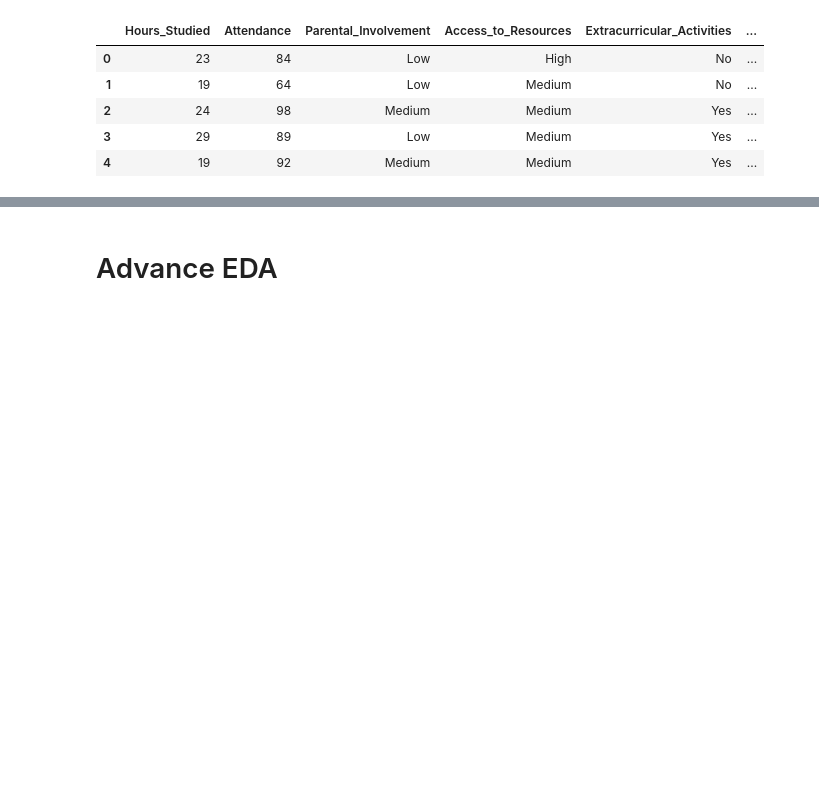
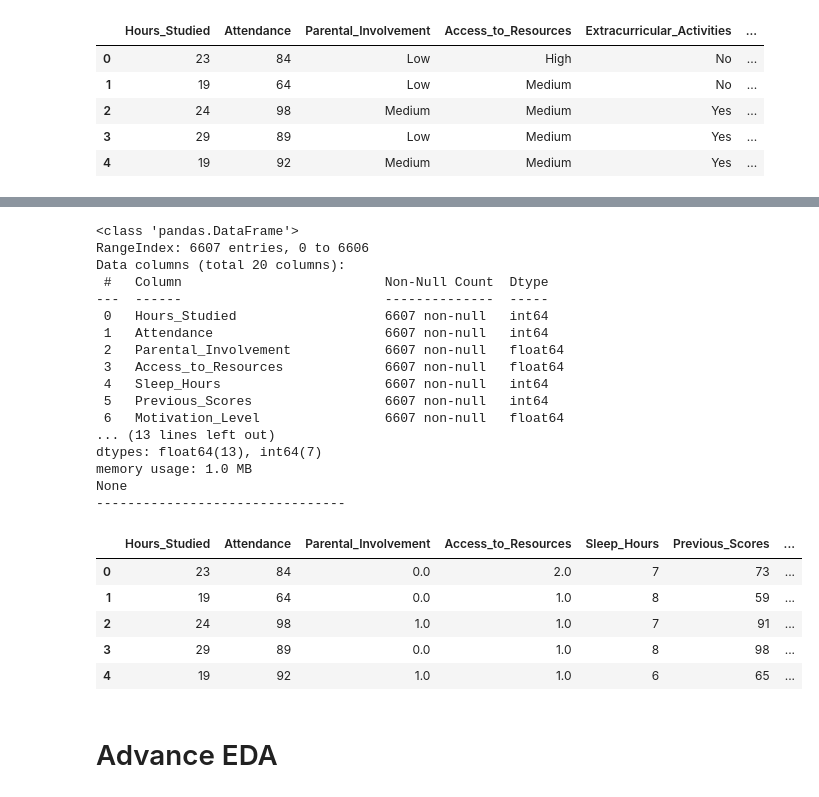
Before and after one commit to GantaLabs/StudentPerformanceFactors, a Jupyter notebook: notebook/Advanced_Process.ipynb, the cells around one changed output, grey strips where cells are left out. Cells and saved outputs as stored; diff of their text form; code cells hidden in the pictures; blank space fills up the shorter version.

```diff
--- a/notebook/Advanced_Process.ipynb
+++ b/notebook/Advanced_Process.ipynb
@@ -18,0 +59,25 @@ df.head()
+# %%
+ordinal_cols = [
+    'Parental_Involvement',
+    'Access_to_Resources',
+    'Motivation_Level',
+    'Family_Income',
+    'Teacher_Quality',
+    'Peer_Influence',
+    'Parental_Education_Level',
+    'Distance_from_Home'
+]
+
+ordinal_categories = [
+    ['Low', 'Medium', 'High'],  # Parental_Involvement
+    ['Low', 'Medium', 'High'],  # Access_to_Resources
+    ['Low', 'Medium', 'High'],  # Motivation_Level
+    ['Low', 'Medium', 'High'],  # Family_Income
+    ['Low', 'Medium', 'High'],  # Teacher_Quality
+    ['Negative', 'Neutral', 'Positive'],  # Peer_Influence
+    ['High School', 'College', 'Postgraduate'],  # Parental_Education_Level
+    ['Near', 'Moderate', 'Far']  # Distance_from_Home
+]
+
+encoder = OrdinalEncoder(categories=ordinal_categories)
+df[ordinal_cols] = encoder.fit_transform(df[ordinal_cols])
@@ -18,0 +138,28 @@ df.head()
+# %%
+print(df.info())
+print("--------------------------------")
+df.head()
+# %% [output]
+<class 'pandas.DataFrame'>
+RangeIndex: 6607 entries, 0 to 6606
+Data columns (total 20 columns):
+ #   Column                          Non-Null Count  Dtype
+---  ------                          --------------  -----
+ 0   Hours_Studied                   6607 non-null   int64
+ 1   Attendance                      6607 non-null   int64
+ 2   Parental_Involvement            6607 non-null   float64
+ 3   Access_to_Resources             6607 non-null   float64
+ 4   Sleep_Hours                     6607 non-null   int64
+ 5   Previous_Scores                 6607 non-null   int64
+ 6   Motivation_Level                6607 non-null   float64
+... (13 lines left out)
+dtypes: float64(13), int64(7)
+memory usage: 1.0 MB
+None
+--------------------------------
+|  | Hours_Studied | Attendance | Parental_Involvement | Access_to_Resources | Sleep_Hours | Previous_Scores | ... |
+| 0 | 23 | 84 | 0.0 | 2.0 | 7 | 73 | ... |
+| 1 | 19 | 64 | 0.0 | 1.0 | 8 | 59 | ... |
+| 2 | 24 | 98 | 1.0 | 1.0 | 7 | 91 | ... |
+| 3 | 29 | 89 | 0.0 | 1.0 | 8 | 98 | ... |
+| 4 | 19 | 92 | 1.0 | 1.0 | 6 | 65 | ... |
```
Also changed, not shown: parts of 17 cells of this notebook, 4 other files.
